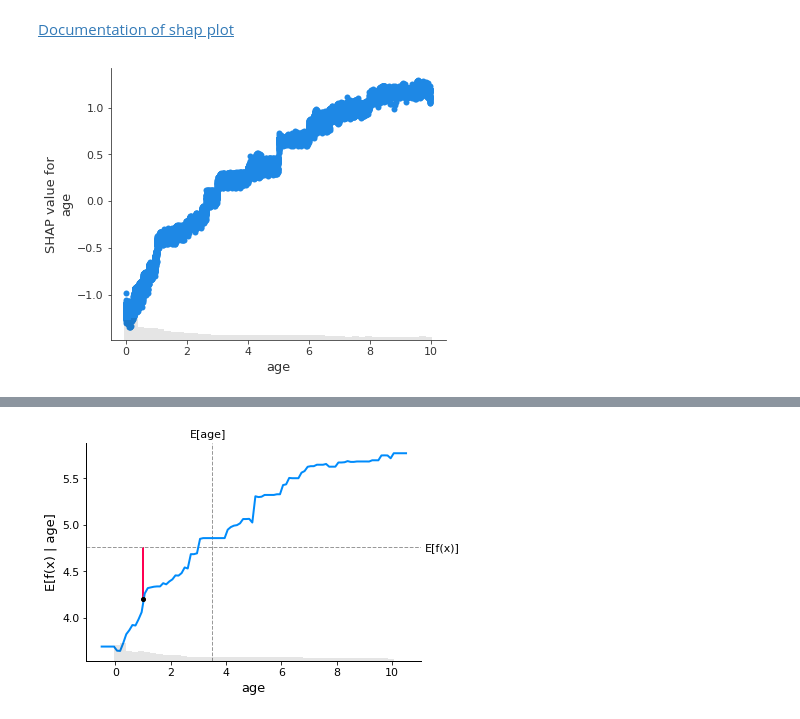
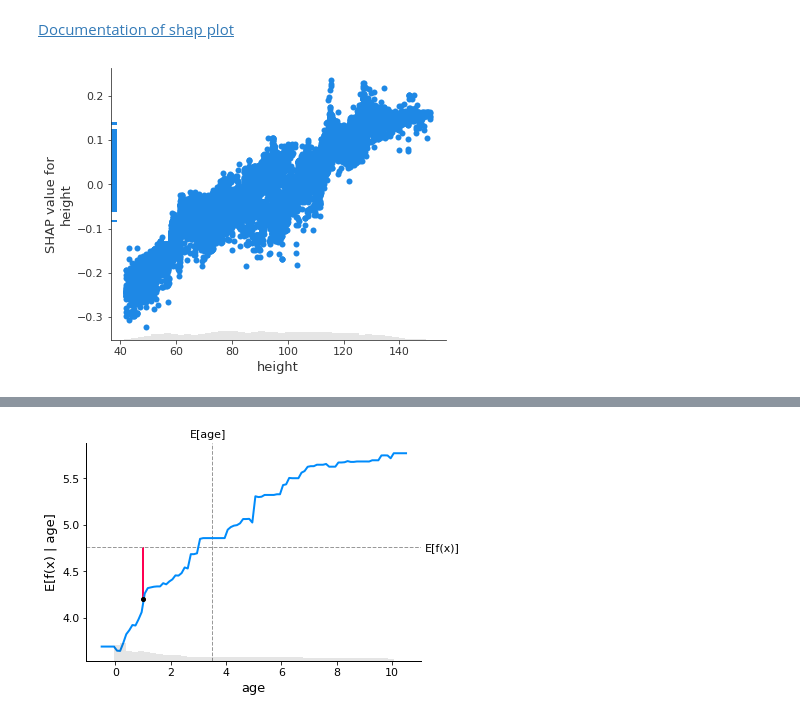
Before and after one commit to Hyeonsik/ETT, a Jupyter notebook: PUBLIC_SIZE.ipynb, the cells around one changed output, grey strips where cells are left out. Drawn from its saved outputs; the diff is of its cells as text; code cells hidden in the pictures.

```diff
--- a/PUBLIC_SIZE.ipynb
+++ b/PUBLIC_SIZE.ipynb
@@ -2461,11 +2462,11 @@ shap.summary_plot(shap_interaction_values, X_train)
 [Documentation of shap plot](https://shap-lrjball.readthedocs.io/en/latest/example_notebooks/plots/scatter.html?highlight=scatter)
 # %%
 shap_xgb = explainer(X_train)
-shap.plots.scatter(shap_xgb[:,'age'], dot_size = None, show=False)
+shap.plots.scatter(shap_xgb[:,'height'], dot_size = None, show=False)
 #plt.rcParams['font.family'] = 'AvenirNextLTPro'
-plt.savefig("figures/Fig5_a_age.png", dpi=600)
+plt.savefig("figures/Fig5_c_height.png", dpi=600, bbox_inches='tight', pad_inches=0.5)
 # %% [output]
-[figure, old version]
+[figure, new version]
 # %%
 shap.plots.scatter(shap_xgb[:,'cuffed'], x_jitter=0.1, dot_size = None, show=False)
 plt.xticks([0,1], ['uncuffed', 'cuffed'])
```
Also changed, not shown: parts of 2 cells of this notebook, 27 other files.
